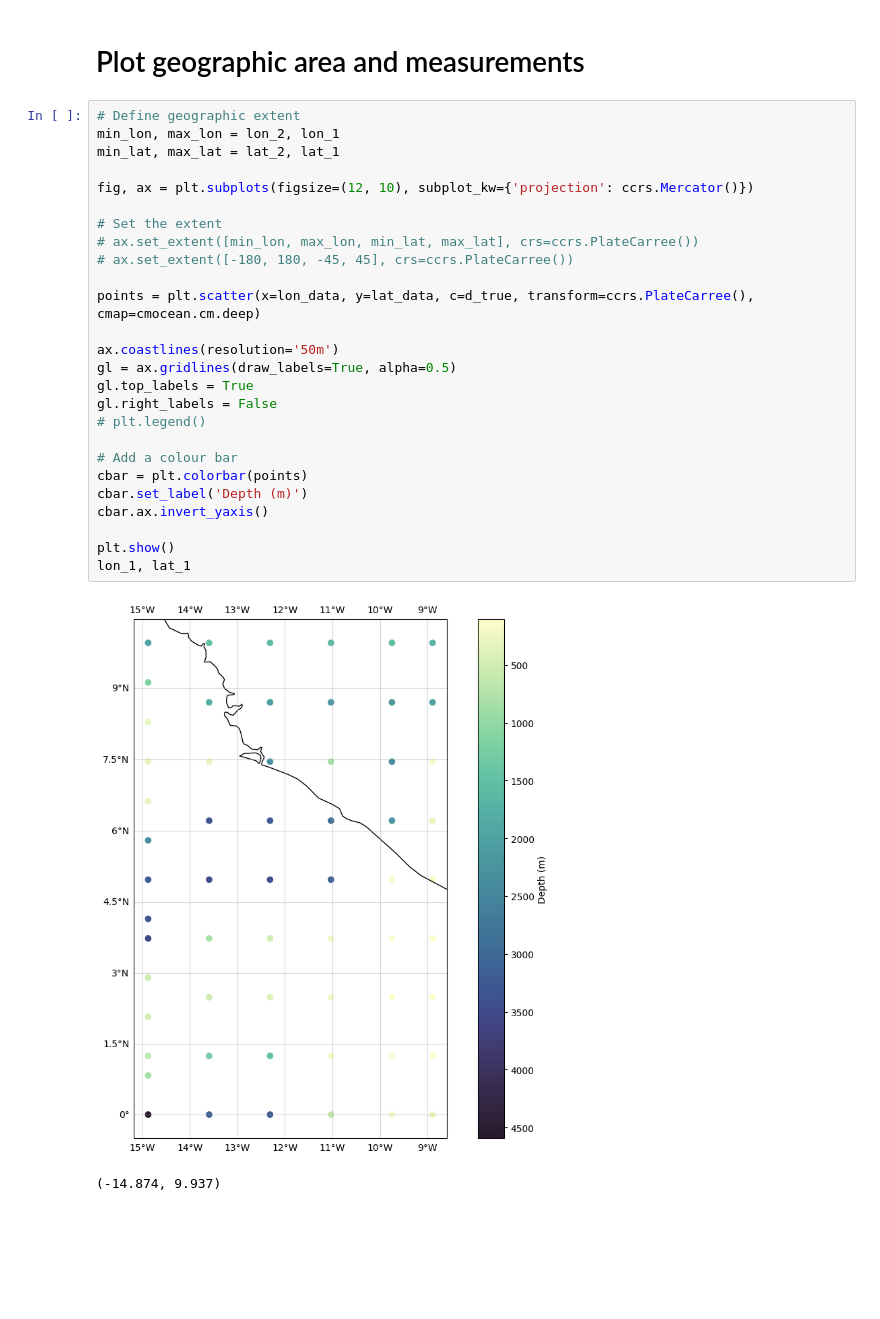
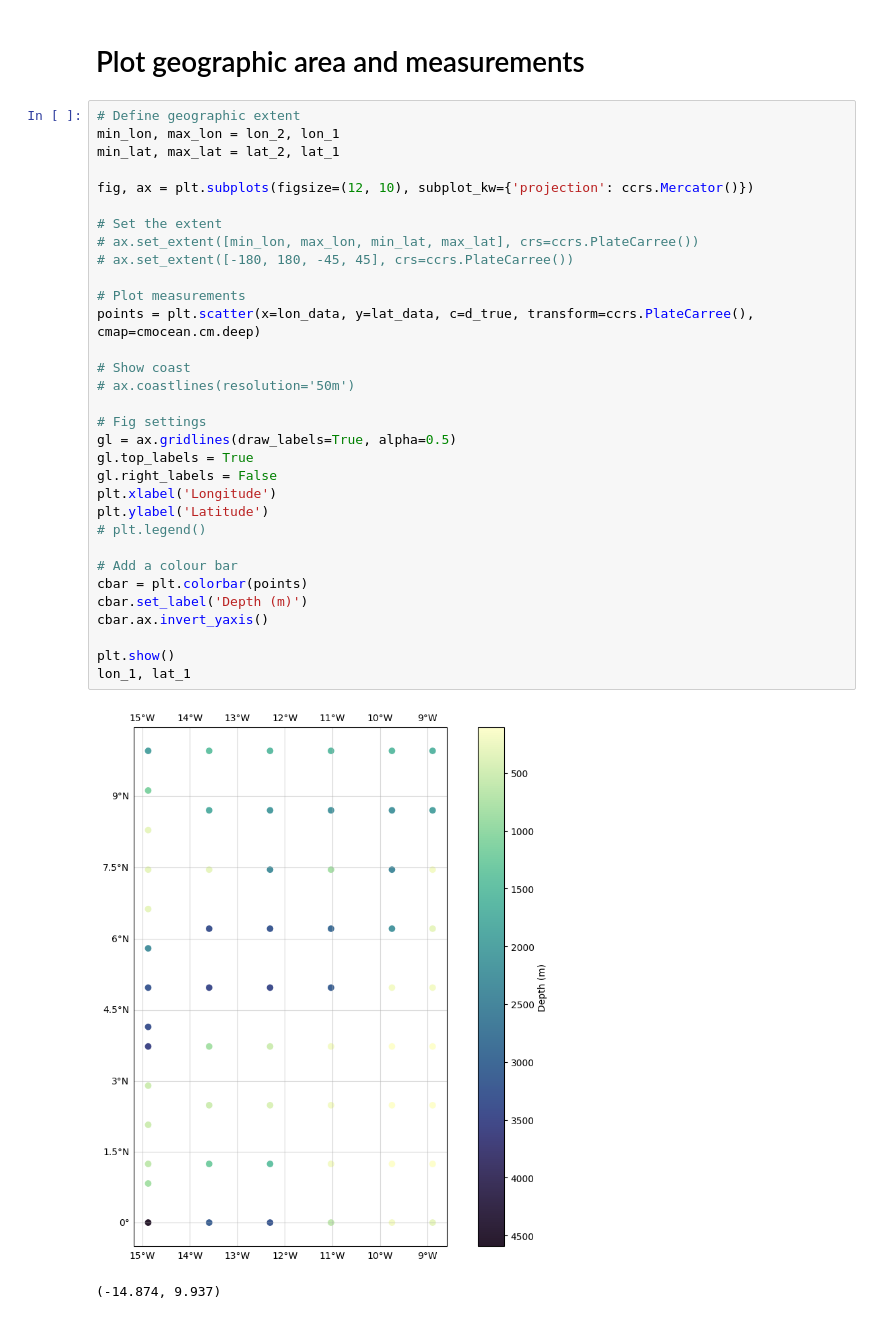
Before and after one commit to stine-fohrmann/messfern-bathymetry-measuring, a Jupyter notebook: bathymetry-measurement.ipynb, the cells around one changed output. Cells and saved outputs as stored; diff of their text form; blank space fills up the shorter version.

```diff
--- a/bathymetry-measurement.ipynb
+++ b/bathymetry-measurement.ipynb
@@ -91,29 +92,35 @@ array([1983.125, 1148.125,  313.125,  313.125,  313.125, 2296.25 ,
 # %%
 # Define geographic extent
 min_lon, max_lon = lon_2, lon_1
 min_lat, max_lat = lat_2, lat_1
 
 fig, ax = plt.subplots(figsize=(12, 10), subplot_kw={'projection': ccrs.Mercator()})
 
 # Set the extent
 # ax.set_extent([min_lon, max_lon, min_lat, max_lat], crs=ccrs.PlateCarree())
 # ax.set_extent([-180, 180, -45, 45], crs=ccrs.PlateCarree())
 
+# Plot measurements
 points = plt.scatter(x=lon_data, y=lat_data, c=d_true, transform=ccrs.PlateCarree(), cmap=cmocean.cm.deep)
 
-ax.coastlines(resolution='50m')
+# Show coast
+# ax.coastlines(resolution='50m')
+
+# Fig settings
 gl = ax.gridlines(draw_labels=True, alpha=0.5)
 gl.top_labels = True
 gl.right_labels = False
+plt.xlabel('Longitude')
+plt.ylabel('Latitude')
 # plt.legend()
 
 # Add a colour bar
 cbar = plt.colorbar(points)
 cbar.set_label('Depth (m)')
 cbar.ax.invert_yaxis()
 
 plt.show()
 lon_1, lat_1
 # %% [output]
-[figure, old version]
+[figure, new version]
 (-14.874, 9.937)
```
Also changed, not shown: parts of 2 cells of this notebook, 1 other file.
